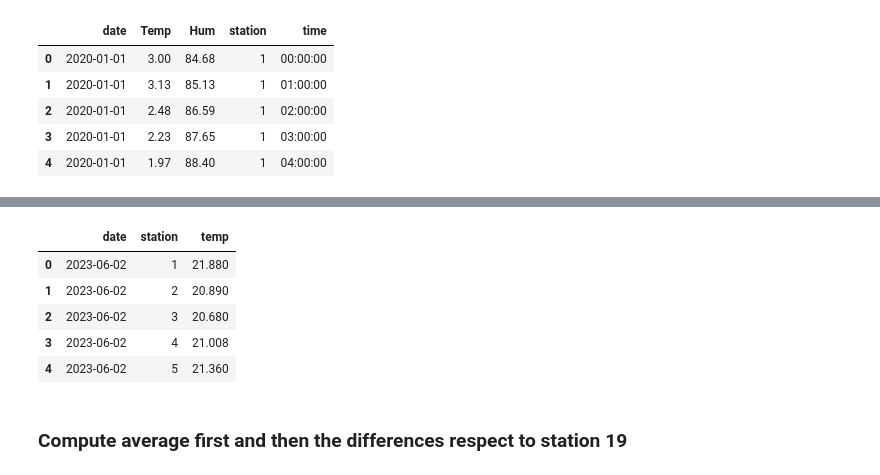
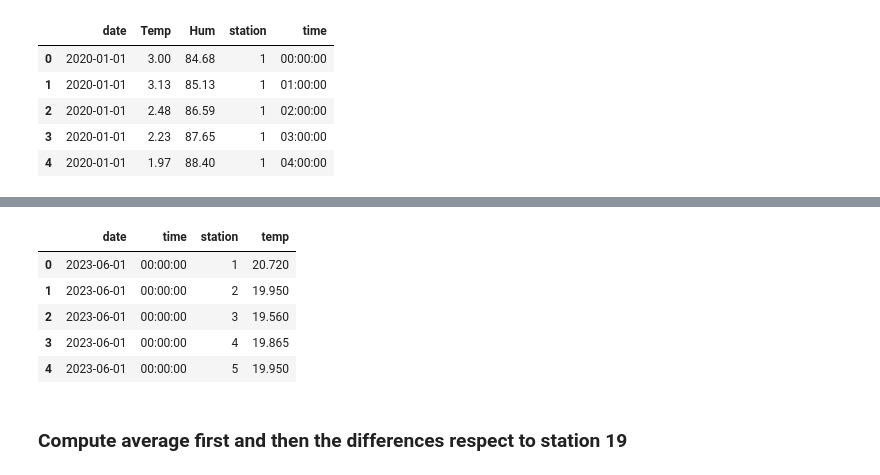
Before and after one commit to ayubero/uhi, a Jupyter notebook: zaragoza/bd_ayuntamiento/preprocessing.ipynb, the cells around one changed output, grey strips where cells are left out. Saved outputs shown, nothing was run; the diff lists cells and outputs as text; code cells hidden in the pictures.

```diff
--- a/zaragoza/bd_ayuntamiento/preprocessing.ipynb
+++ b/zaragoza/bd_ayuntamiento/preprocessing.ipynb
@@ -112,7 +112,7 @@ temperatures.head()
 | 3 | 2020-01-01 | 2.23 | 87.65 | 1 | 03:00:00 |
 | 4 | 2020-01-01 | 1.97 | 88.40 | 1 | 04:00:00 |
 # %%
-temperatures = temperatures[temperatures['time'] == '23:00:00']
+#temperatures = temperatures[temperatures['time'] == '23:00:00']
 temperatures.head()
 # %% [output]
 |  | date | Temp | Hum | station | time |
@@ -150,7 +150,7 @@ dates = [
 ]
 # %%
 # Filter by date
-temperatures = temperatures[temperatures['date'].isin(dates)]
+#temperatures = temperatures[temperatures['date'].isin(dates)]
 temperatures.head()
 # %% [output]
 |  | date | Temp | Hum | station | time |
@@ -162,4 +162,10 @@ temperatures.head()
+# %%
+# Filter by date interval
+start_date = '2023-06-01'
+end_date = '2023-08-31'
+
+temperatures = temperatures[(temperatures['date'] >= start_date) & (temperatures['date'] <= end_date)]
 # %%
-temperatures = temperatures[['date', 'station', 'Temp']]
+temperatures = temperatures[['date', 'time', 'station', 'Temp']]
 temperatures.head()
 # %% [output]
@@ -172,21 +178,21 @@ temperatures.head()
 # %%
 # Sort the dataframe by the 'date' column
-temperatures = temperatures.sort_values(by=['date', 'station'])
+temperatures = temperatures.sort_values(by=['date', 'time', 'station'])
 
 # Reset index
 temperatures = temperatures.reset_index(drop=True)
 
 # Change column names
-temperatures.columns = ['date', 'station', 'temp']
+temperatures.columns = ['date', 'time', 'station', 'temp']
 
 temperatures.head()
 # %% [output]
-|  | date | station | temp |
-| 0 | 2023-06-02 | 1 | 21.880 |
-| 1 | 2023-06-02 | 2 | 20.890 |
-| 2 | 2023-06-02 | 3 | 20.680 |
-| 3 | 2023-06-02 | 4 | 21.008 |
-| 4 | 2023-06-02 | 5 | 21.360 |
+|  | date | time | station | temp |
+| 0 | 2023-06-01 | 00:00:00 | 1 | 20.720 |
+| 1 | 2023-06-01 | 00:00:00 | 2 | 19.950 |
+| 2 | 2023-06-01 | 00:00:00 | 3 | 19.560 |
+| 3 | 2023-06-01 | 00:00:00 | 4 | 19.865 |
+| 4 | 2023-06-01 | 00:00:00 | 5 | 19.950 |
 # %% [markdown]
 ### Compute average first and then the differences respect to station 19
 # %%
```
Also changed, not shown: parts of 9 cells of this notebook, 5 other files.
